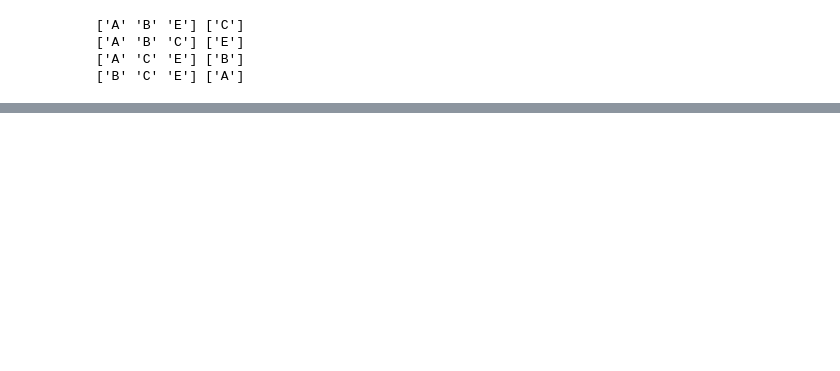
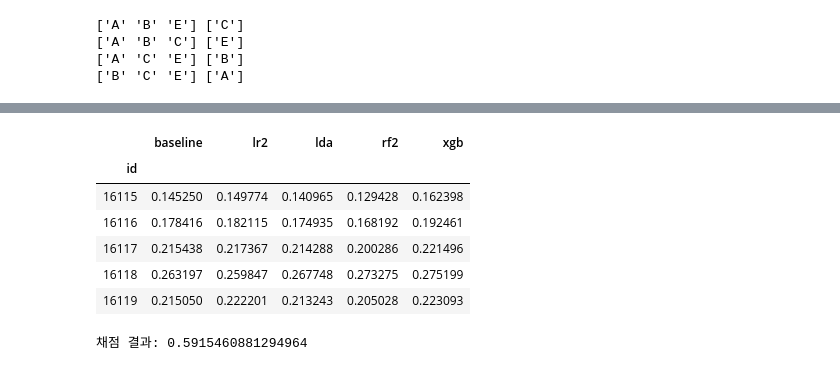
Before and after one commit to sunkusun9/DS_Lv3_2407, a Jupyter notebook: sec_ds_lv3_prob1_kaggle.ipynb, the cells around one changed output, grey strips where cells are left out. Saved outputs shown, nothing was run; the diff lists cells and outputs as text; code cells hidden in the pictures; blank space fills up the shorter version.

```diff
--- a/sec_ds_lv3_prob1_kaggle.ipynb
+++ b/sec_ds_lv3_prob1_kaggle.ipynb
@@ -161,0 +514,24 @@ cross_validate(
+# %%
+# 2단계 메타 모델을 학습 시키고, 예측해 봅니다.
+
+# 테스트 메타 모델 데이터를 만듭니다.
+df_stk_test = pd.concat([
+    pd.Series(
+        clf.fit(df_train[X_all], df_train['failure']).predict_proba(df_test[X_all])[:, 1],
+        index=df_test.index, name=model_name
+    )
+    for model_name, clf in model_list
+], axis=1)
+display(df_stk_test.head())
+# 메타 모델을 학습 시키고, 테스트 메타 모델 데이터로 예측을 합니다.
+prd = clf_meta_lr.fit(df_cv[X_stk], df_train['failure']).predict_proba(df_stk_test[X_stk])[:, 1]
+print("채점 결과:", roc_auc_score(s_ans, prd))
+# %% [output]
+|  | baseline | lr2 | lda | rf2 | xgb |
+| id |  |  |  |  |  |
+| 16115 | 0.145250 | 0.149774 | 0.140965 | 0.129428 | 0.162398 |
+| 16116 | 0.178416 | 0.182115 | 0.174935 | 0.168192 | 0.192461 |
+| 16117 | 0.215438 | 0.217367 | 0.214288 | 0.200286 | 0.221496 |
+| 16118 | 0.263197 | 0.259847 | 0.267748 | 0.273275 | 0.275199 |
+| 16119 | 0.215050 | 0.222201 | 0.213243 | 0.205028 | 0.223093 |
+채점 결과: 0.5915460881294964
```
Also changed, not shown: parts of 29 cells of this notebook.
